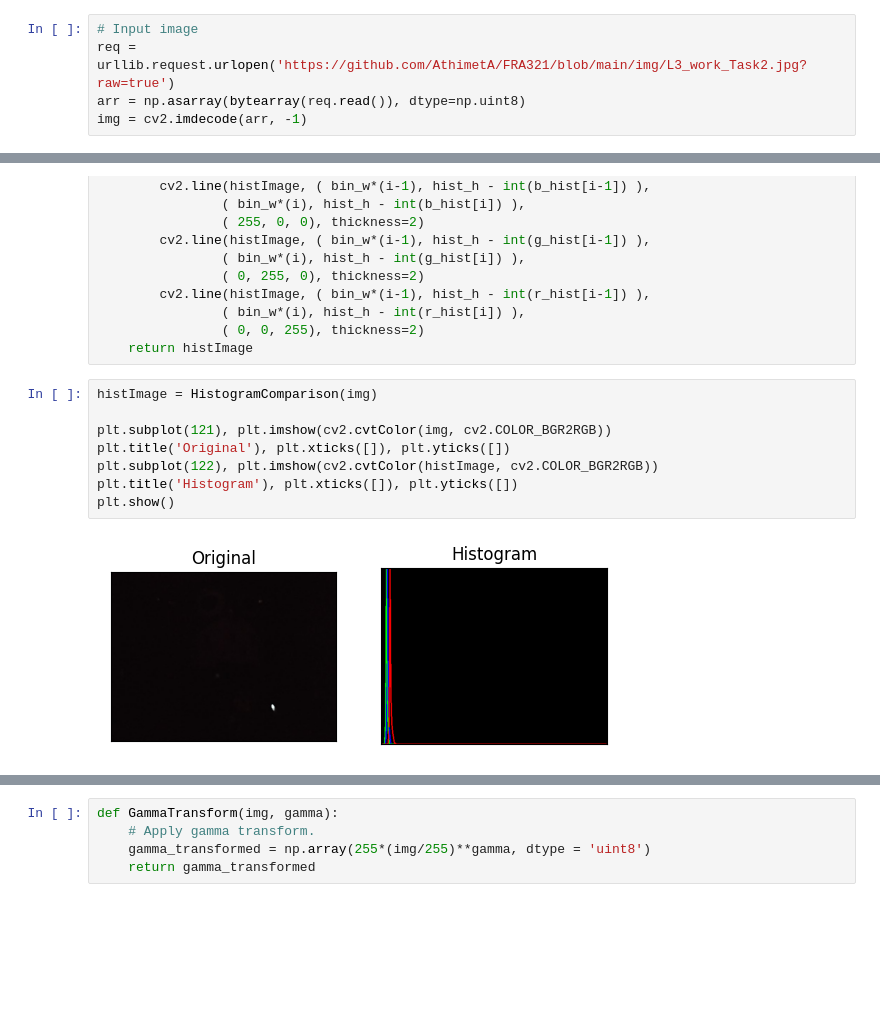
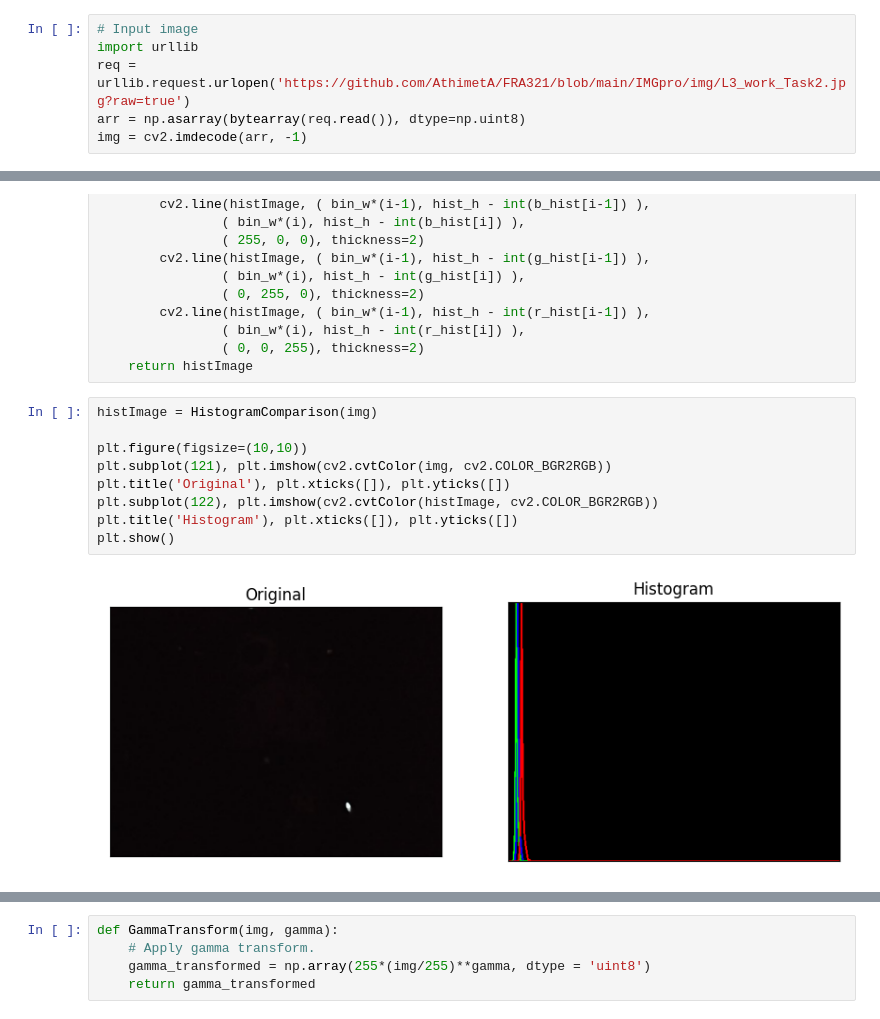
Before and after one commit to AthimetA/FRA321, a Jupyter notebook: IMGpro/work/6368_Task2.ipynb, the cells around one changed output, grey strips where cells are left out. Drawn from its saved outputs; the diff is of its cells as text; blank space fills up the shorter version.

```diff
--- a/IMGpro/work/6368_Task2.ipynb
+++ b/IMGpro/work/6368_Task2.ipynb
@@ -8,6 +10,7 @@ import urllib
 # %%
 # Input image
-req = urllib.request.urlopen('https://github.com/AthimetA/FRA321/blob/main/img/L3_work_Task2.jpg?raw=true')
+import urllib
+req = urllib.request.urlopen('https://github.com/AthimetA/FRA321/blob/main/IMGpro/img/L3_work_Task2.jpg?raw=true')
 arr = np.asarray(bytearray(req.read()), dtype=np.uint8)
 img = cv2.imdecode(arr, -1)
 # %%
@@ -40,10 +43,11 @@ def HistogramComparison(img):
 # %%
 histImage = HistogramComparison(img)
 
+plt.figure(figsize=(10,10))
 plt.subplot(121), plt.imshow(cv2.cvtColor(img, cv2.COLOR_BGR2RGB))
 plt.title('Original'), plt.xticks([]), plt.yticks([])
 plt.subplot(122), plt.imshow(cv2.cvtColor(histImage, cv2.COLOR_BGR2RGB))
 plt.title('Histogram'), plt.xticks([]), plt.yticks([])
 plt.show()
 # %% [output]
-[figure, old version]
+[figure, new version]
```
Also changed, not shown: parts of 28 cells of this notebook, 1 other file.
